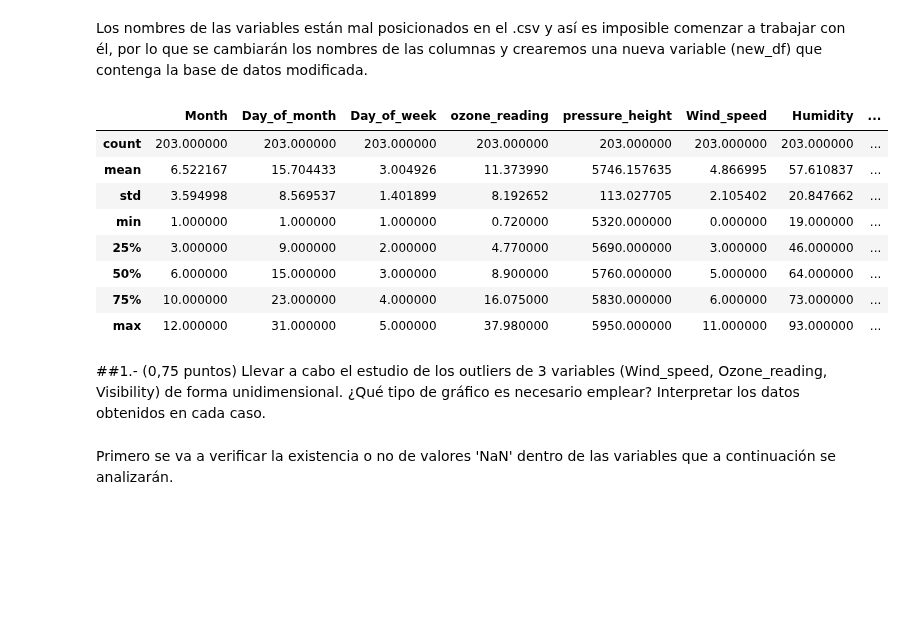
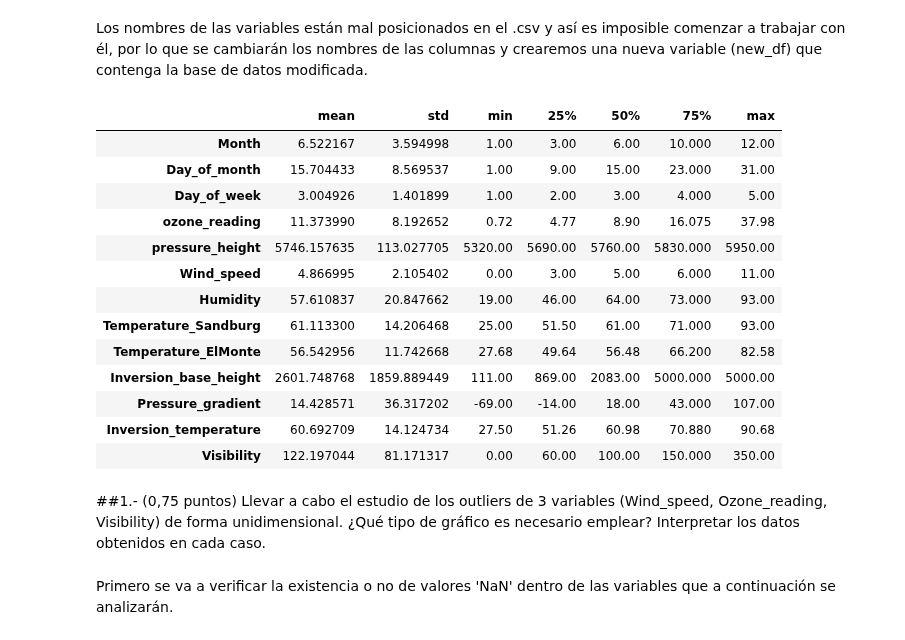
Before and after one commit to Alf-caput/P1_MineriaDeDatos, a Jupyter notebook: P2_SensoresAtmosfericos/P2_SensoresAtmosfericos.ipynb, the cells around one changed output. Saved outputs shown, nothing was run; the diff lists cells and outputs as text; code cells hidden in the pictures; blank space fills up the shorter version.

```diff
--- a/P2_SensoresAtmosfericos/P2_SensoresAtmosfericos.ipynb
+++ b/P2_SensoresAtmosfericos/P2_SensoresAtmosfericos.ipynb
@@ -17,20 +37,24 @@ df.head()
 # %% [markdown]
 Los nombres de las variables están mal posicionados en el .csv y así es imposible comenzar a trabajar con él, por lo que se cambiarán los nombres de las columnas y crearemos una nueva variable (new_df) que contenga la base de datos modificada.
 # %%
-df.describe()
+df.describe().drop('count').T
 # %% [output]
-|  | Month | Day_of_month | Day_of_week | ozone_reading | pressure_height | Wind_speed | Humidity | ... |
-| count | 203.000000 | 203.000000 | 203.000000 | 203.000000 | 203.000000 | 203.000000 | 203.000000 | ... |
-| mean | 6.522167 | 15.704433 | 3.004926 | 11.373990 | 5746.157635 | 4.866995 | 57.610837 | ... |
-| std | 3.594998 | 8.569537 | 1.401899 | 8.192652 | 113.027705 | 2.105402 | 20.847662 | ... |
-| min | 1.000000 | 1.000000 | 1.000000 | 0.720000 | 5320.000000 | 0.000000 | 19.000000 | ... |
-| 25% | 3.000000 | 9.000000 | 2.000000 | 4.770000 | 5690.000000 | 3.000000 | 46.000000 | ... |
-| 50% | 6.000000 | 15.000000 | 3.000000 | 8.900000 | 5760.000000 | 5.000000 | 64.000000 | ... |
-| 75% | 10.000000 | 23.000000 | 4.000000 | 16.075000 | 5830.000000 | 6.000000 | 73.000000 | ... |
-| max | 12.000000 | 31.000000 | 5.000000 | 37.980000 | 5950.000000 | 11.000000 | 93.000000 | ... |
+|  | mean | std | min | 25% | 50% | 75% | max |
+| Month | 6.522167 | 3.594998 | 1.00 | 3.00 | 6.00 | 10.000 | 12.00 |
+| Day_of_month | 15.704433 | 8.569537 | 1.00 | 9.00 | 15.00 | 23.000 | 31.00 |
+| Day_of_week | 3.004926 | 1.401899 | 1.00 | 2.00 | 3.00 | 4.000 | 5.00 |
+| ozone_reading | 11.373990 | 8.192652 | 0.72 | 4.77 | 8.90 | 16.075 | 37.98 |
+| pressure_height | 5746.157635 | 113.027705 | 5320.00 | 5690.00 | 5760.00 | 5830.000 | 5950.00 |
+| Wind_speed | 4.866995 | 2.105402 | 0.00 | 3.00 | 5.00 | 6.000 | 11.00 |
+| Humidity | 57.610837 | 20.847662 | 19.00 | 46.00 | 64.00 | 73.000 | 93.00 |
+| Temperature_Sandburg | 61.113300 | 14.206468 | 25.00 | 51.50 | 61.00 | 71.000 | 93.00 |
+| Temperature_ElMonte | 56.542956 | 11.742668 | 27.68 | 49.64 | 56.48 | 66.200 | 82.58 |
+| Inversion_base_height | 2601.748768 | 1859.889449 | 111.00 | 869.00 | 2083.00 | 5000.000 | 5000.00 |
+| Pressure_gradient | 14.428571 | 36.317202 | -69.00 | -14.00 | 18.00 | 43.000 | 107.00 |
+| Inversion_temperature | 60.692709 | 14.124734 | 27.50 | 51.26 | 60.98 | 70.880 | 90.68 |
+| Visibility | 122.197044 | 81.171317 | 0.00 | 60.00 | 100.00 | 150.000 | 350.00 |
 # %% [markdown]
-##1.- (0,75 puntos) Llevar a cabo el estudio de los outliers de 3 variables (Wind_speed, Ozone_reading,
-Visibility) de forma unidimensional. ¿Qué tipo de gráfico es necesario emplear? Interpretar los datos
+##1.- (0,75 puntos) Llevar a cabo el estudio de los outliers de 3 variables (Wind_speed, Ozone_reading, Visibility) de forma unidimensional. ¿Qué tipo de gráfico es necesario emplear? Interpretar los datos
 obtenidos en cada caso.
 # %% [markdown]
 Primero se va a verificar la existencia o no de valores 'NaN' dentro de las variables que a continuación se analizarán.
```
Also changed, not shown: parts of 8 cells of this notebook.
